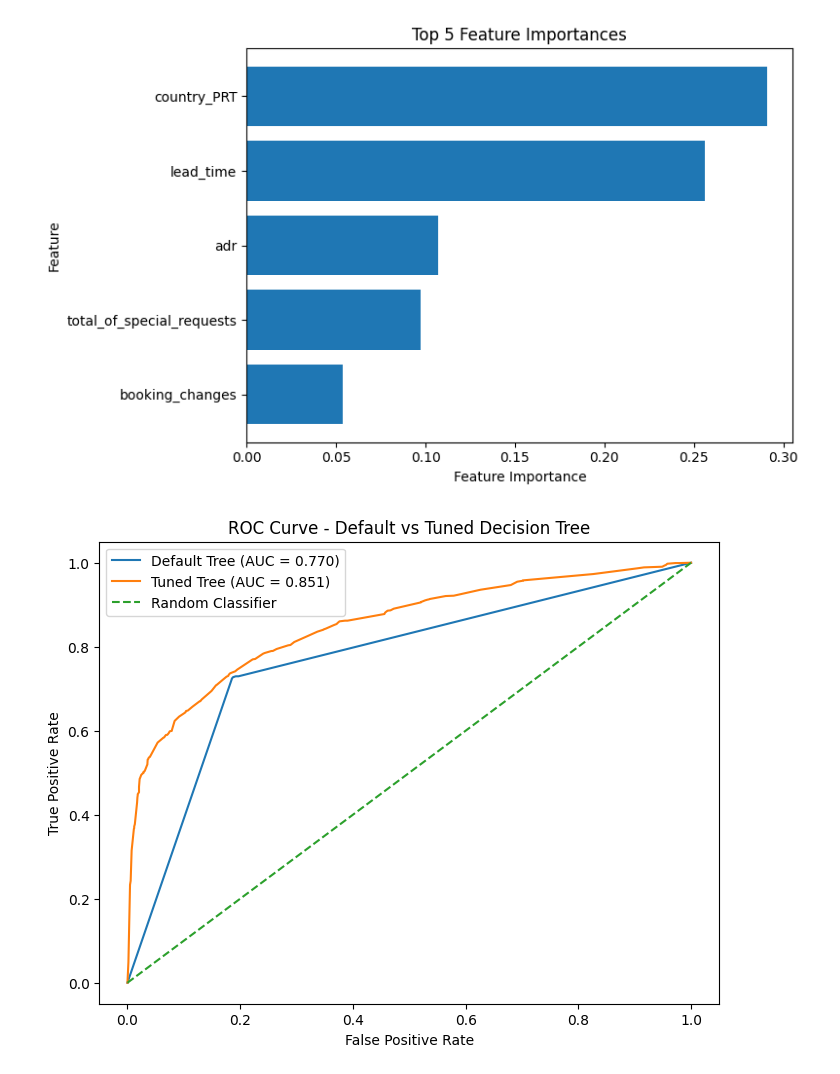
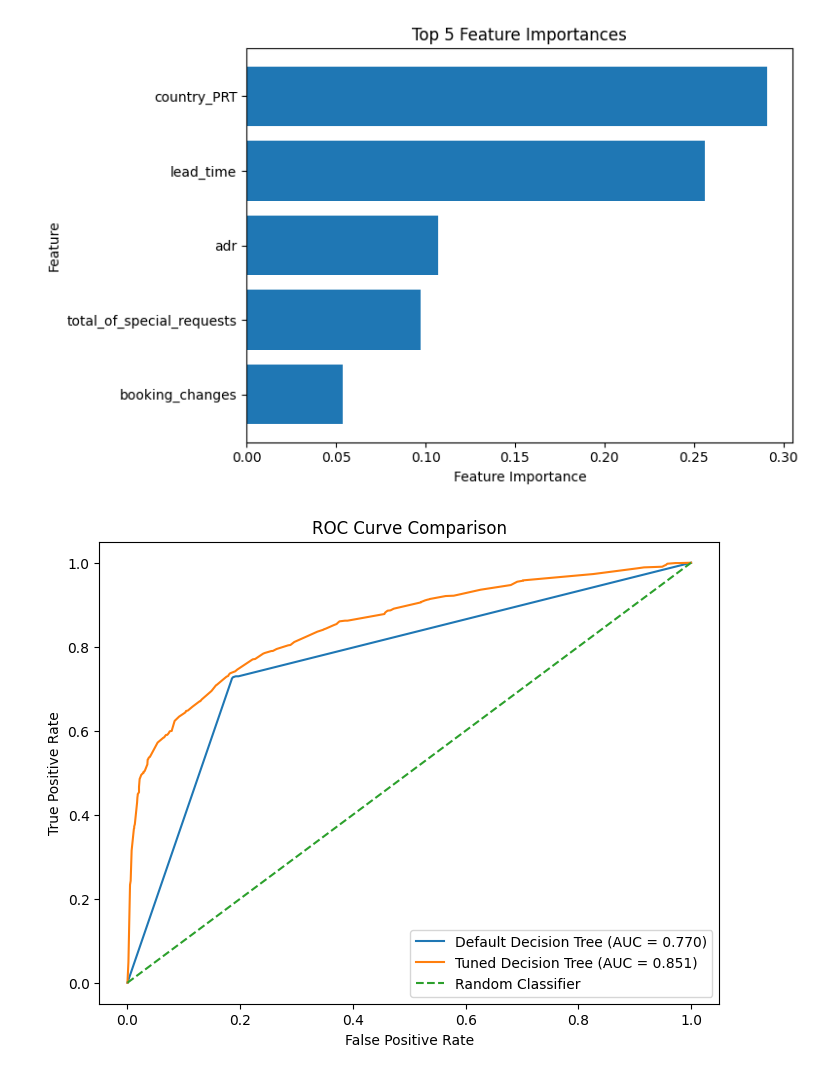
Before and after one commit to Matsuzaki-Yuta/CAB330_Assignment1, a Jupyter notebook: models/decision_tree.ipynb, the cells around one changed output. Saved outputs shown, nothing was run; the diff lists cells and outputs as text; code cells hidden in the pictures.

Commit message:
add eval funcs used for decision tree and adjust code in the notebook accordingly

```diff
--- a/models/decision_tree.ipynb
+++ b/models/decision_tree.ipynb
@@ -19,7 +19,7 @@ from sklearn.metrics import (
 from sklearn.tree import export_graphviz
 import graphviz
 # %%
-df = pd.read_csv("../../data/clean_group_data.csv")
+df = pd.read_csv("../data/clean_group_data.csv")
 target = "is_canceled"
 
 X = df.drop(columns=[target])
@@ -264,59 +296,13 @@ visualize_feature_importance(best_tree)
 9              booking_changes    0.054012
 [figure]
 # %%
-# Predicted probabilities
-default_prob = default_tree.predict_proba(X_test)[:, 1]
-tuned_prob = best_tree.predict_proba(X_test)[:, 1]
-
-# ROC values
-default_fpr, default_tpr, _ = roc_curve(
+plot_roc_comparison(
+    default_tree,
+    best_tree,
+    X_test,
     y_test,
-    default_prob
+    "Default Decision Tree",
+    "Tuned Decision Tree"
 )
-
-tuned_fpr, tuned_tpr, _ = roc_curve(
-    y_test,
-    tuned_prob
-)
-
-# AUC
-default_auc = roc_auc_score(
-    y_test,
-    default_prob
-)
-
-tuned_auc = roc_auc_score(
-    y_test,
-    tuned_prob
-)
-
-# Plot ROC curves
-plt.figure(figsize=(8, 6))
-
-plt.plot(
-    default_fpr,
-    default_tpr,
-    label=f"Default Tree (AUC = {default_auc:.3f})"
-)
-
-plt.plot(
-    tuned_fpr,
-    tuned_tpr,
-    label=f"Tuned Tree (AUC = {tuned_auc:.3f})"
-)
-
-plt.plot(
-    [0, 1],
-    [0, 1],
-    "--",
-    label="Random Classifier"
-)
-
-plt.xlabel("False Positive Rate")
-plt.ylabel("True Positive Rate")
-plt.title("ROC Curve - Default vs Tuned Decision Tree")
-
-plt.legend()
-plt.show()
 # %% [output]
-[figure, old version]
+[figure, new version]
```
Also changed, not shown: parts of 5 cells of this notebook, 1 other file.
